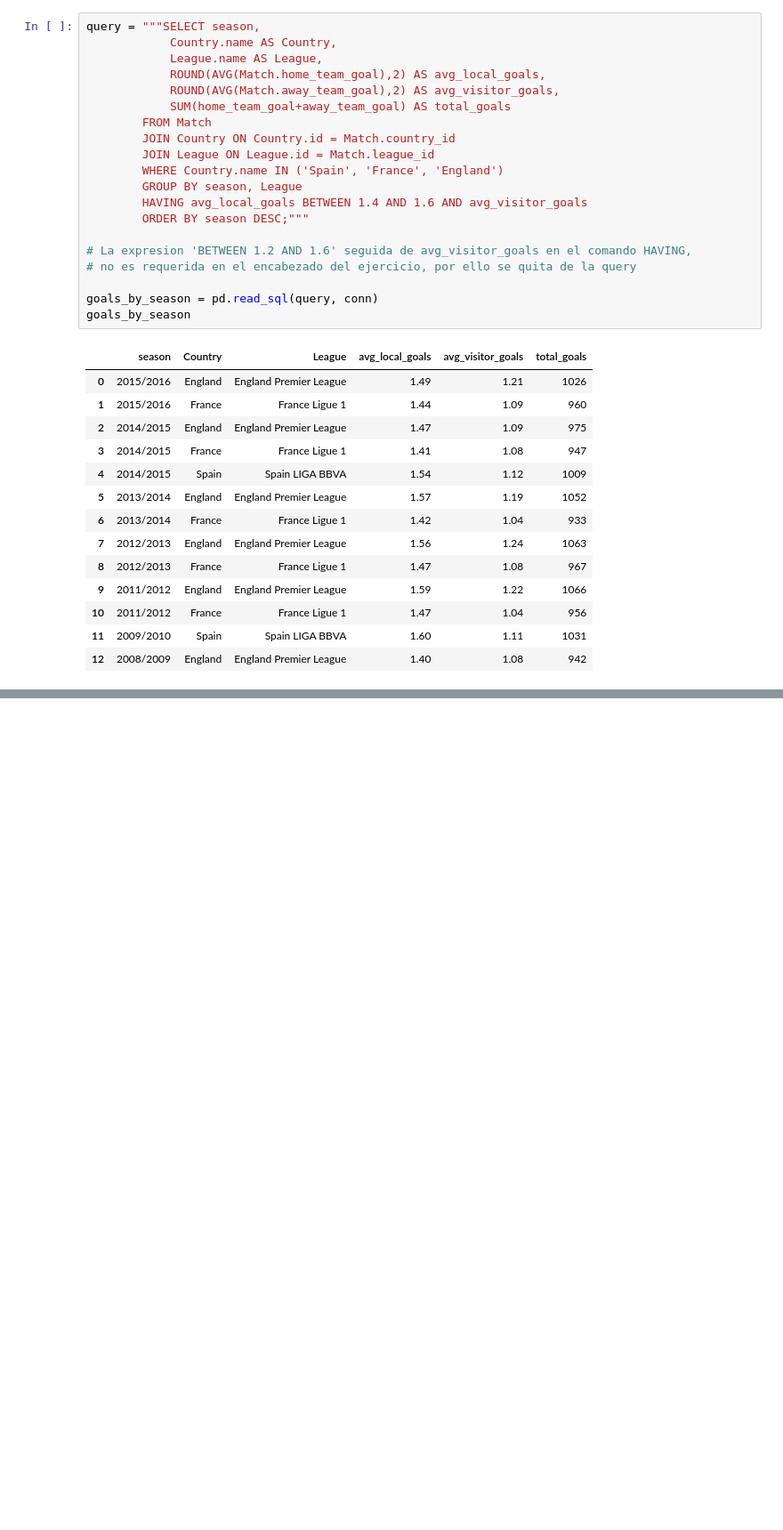
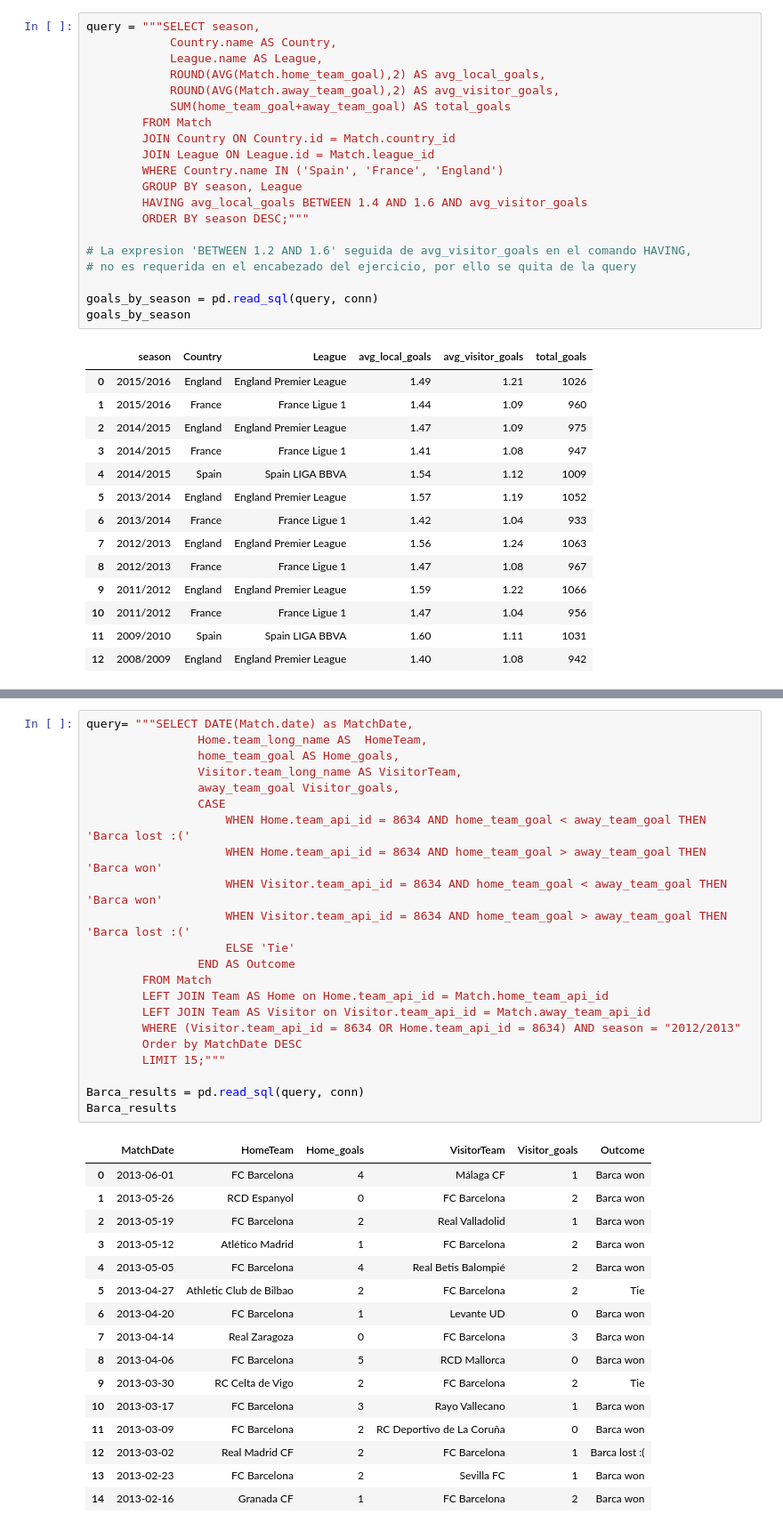
Before and after one commit to Dagnne/TalentoTechDag, a Jupyter notebook: Taller_SQL.ipynb, the cells around one changed output, grey strips where cells are left out. Shown: that part at 89% size. Saved outputs shown, nothing was run; the diff lists cells and outputs as text; blank space fills up the shorter version.

```diff
--- a/Taller_SQL.ipynb
+++ b/Taller_SQL.ipynb
@@ -1446,0 +1700,39 @@ goals_by_season
+# %%
+query= """SELECT DATE(Match.date) as MatchDate,
+                Home.team_long_name AS  HomeTeam,
+                home_team_goal AS Home_goals,
+                Visitor.team_long_name AS VisitorTeam,
+                away_team_goal Visitor_goals,
+                CASE
+                    WHEN Home.team_api_id = 8634 AND home_team_goal < away_team_goal THEN 'Barca lost :('
+                    WHEN Home.team_api_id = 8634 AND home_team_goal > away_team_goal THEN 'Barca won'
+                    WHEN Visitor.team_api_id = 8634 AND home_team_goal < away_team_goal THEN 'Barca won'
+                    WHEN Visitor.team_api_id = 8634 AND home_team_goal > away_team_goal THEN 'Barca lost :('
+                    ELSE 'Tie'
+                END AS Outcome
+        FROM Match
+        LEFT JOIN Team AS Home on Home.team_api_id = Match.home_team_api_id
+        LEFT JOIN Team AS Visitor on Visitor.team_api_id = Match.away_team_api_id
+        WHERE (Visitor.team_api_id = 8634 OR Home.team_api_id = 8634) AND season = "2012/2013"
+        Order by MatchDate DESC
+        LIMIT 15;"""
+
+Barca_results = pd.read_sql(query, conn)
+Barca_results
+# %% [output]
+|  | MatchDate | HomeTeam | Home_goals | VisitorTeam | Visitor_goals | Outcome |
+| 0 | 2013-06-01 | FC Barcelona | 4 | Málaga CF | 1 | Barca won |
+| 1 | 2013-05-26 | RCD Espanyol | 0 | FC Barcelona | 2 | Barca won |
+| 2 | 2013-05-19 | FC Barcelona | 2 | Real Valladolid | 1 | Barca won |
+| 3 | 2013-05-12 | Atlético Madrid | 1 | FC Barcelona | 2 | Barca won |
+| 4 | 2013-05-05 | FC Barcelona | 4 | Real Betis Balompié | 2 | Barca won |
+| 5 | 2013-04-27 | Athletic Club de Bilbao | 2 | FC Barcelona | 2 | Tie |
+| 6 | 2013-04-20 | FC Barcelona | 1 | Levante UD | 0 | Barca won |
+| 7 | 2013-04-14 | Real Zaragoza | 0 | FC Barcelona | 3 | Barca won |
+| 8 | 2013-04-06 | FC Barcelona | 5 | RCD Mallorca | 0 | Barca won |
+| 9 | 2013-03-30 | RC Celta de Vigo | 2 | FC Barcelona | 2 | Tie |
+| 10 | 2013-03-17 | FC Barcelona | 3 | Rayo Vallecano | 1 | Barca won |
+| 11 | 2013-03-09 | FC Barcelona | 2 | RC Deportivo de La Coruña | 0 | Barca won |
+| 12 | 2013-03-02 | Real Madrid CF | 2 | FC Barcelona | 1 | Barca lost :( |
+| 13 | 2013-02-23 | FC Barcelona | 2 | Sevilla FC | 1 | Barca won |
+| 14 | 2013-02-16 | Granada CF | 1 | FC Barcelona | 2 | Barca won |
```
Also changed, not shown: parts of 17 cells of this notebook.
